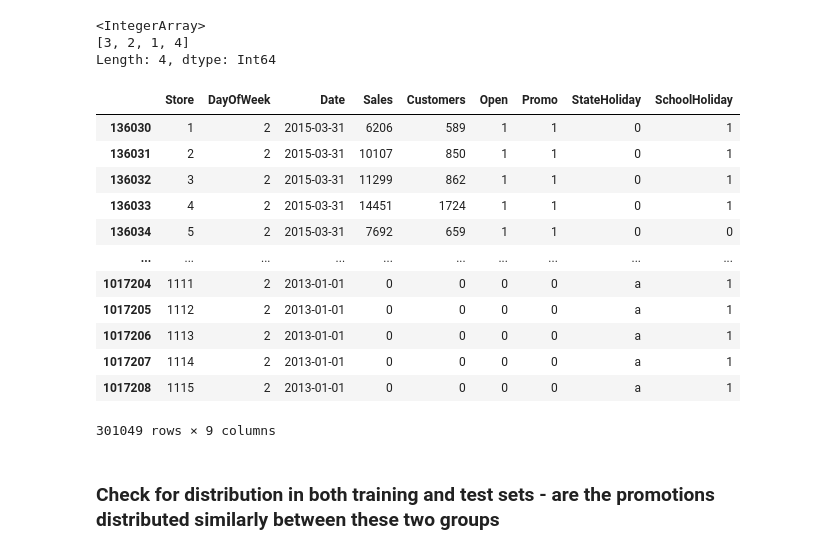
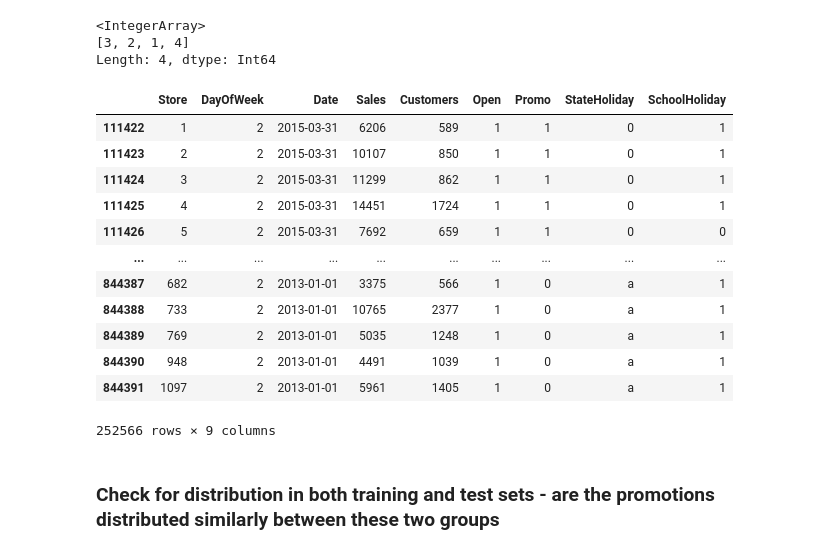
Before and after one commit to eyerus21/Rossmann-Store-Sales-Prediction, a Jupyter notebook: Notebooks/Rossmann_store_sales.ipynb, the cells around one changed output. Drawn from its saved outputs; the diff is of its cells as text; code cells hidden in the pictures.

```diff
--- a/Notebooks/Rossmann_store_sales.ipynb
+++ b/Notebooks/Rossmann_store_sales.ipynb
@@ -149,7 +149,7 @@ array(['2015-07-31', '2015-07-30', '2015-07-29', '2015-07-28',
        '2013-01-06', '2013-01-05', '2013-01-04', '2013-01-03',
        '2013-01-02', '2013-01-01'], dtype=object)
 # %%
-df_train['Date']= pd.to_datetime(train['Date'])
+df_train['Date']= pd.to_datetime(df_train['Date'])
 # %%
 df_train.Date
 # %% [output]
@@ -208,7 +208,7 @@ Our new training set has now 844392 rows
     fall (autumn) runs from September 1 to November 30; and.
     winter runs from December 1 to February 28 (February 29 in a leap year)
 # %%
-season= train['Date']
+season= df_train['Date']
 # %%
 ses= [y.quarter for y in season]
 a= pd.array(ses)
@@ -219,21 +219,21 @@ a.unique()
 Length: 4, dtype: Int64
 # %%
  # winter a==1, spring a==2,  summer a==3,  fall  a==4
-train[a==1]
+df_train[a==1]
 # %% [output]
 |  | Store | DayOfWeek | Date | Sales | Customers | Open | Promo | StateHoliday | SchoolHoliday |
-| 136030 | 1 | 2 | 2015-03-31 | 6206 | 589 | 1 | 1 | 0 | 1 |
-| 136031 | 2 | 2 | 2015-03-31 | 10107 | 850 | 1 | 1 | 0 | 1 |
-| 136032 | 3 | 2 | 2015-03-31 | 11299 | 862 | 1 | 1 | 0 | 1 |
-| 136033 | 4 | 2 | 2015-03-31 | 14451 | 1724 | 1 | 1 | 0 | 1 |
-| 136034 | 5 | 2 | 2015-03-31 | 7692 | 659 | 1 | 1 | 0 | 0 |
+| 111422 | 1 | 2 | 2015-03-31 | 6206 | 589 | 1 | 1 | 0 | 1 |
+| 111423 | 2 | 2 | 2015-03-31 | 10107 | 850 | 1 | 1 | 0 | 1 |
+| 111424 | 3 | 2 | 2015-03-31 | 11299 | 862 | 1 | 1 | 0 | 1 |
+| 111425 | 4 | 2 | 2015-03-31 | 14451 | 1724 | 1 | 1 | 0 | 1 |
+| 111426 | 5 | 2 | 2015-03-31 | 7692 | 659 | 1 | 1 | 0 | 0 |
 | ... | ... | ... | ... | ... | ... | ... | ... | ... | ... |
-| 1017204 | 1111 | 2 | 2013-01-01 | 0 | 0 | 0 | 0 | a | 1 |
-| 1017205 | 1112 | 2 | 2013-01-01 | 0 | 0 | 0 | 0 | a | 1 |
-| 1017206 | 1113 | 2 | 2013-01-01 | 0 | 0 | 0 | 0 | a | 1 |
-| 1017207 | 1114 | 2 | 2013-01-01 | 0 | 0 | 0 | 0 | a | 1 |
-| 1017208 | 1115 | 2 | 2013-01-01 | 0 | 0 | 0 | 0 | a | 1 |
+| 844387 | 682 | 2 | 2013-01-01 | 3375 | 566 | 1 | 0 | a | 1 |
+| 844388 | 733 | 2 | 2013-01-01 | 10765 | 2377 | 1 | 0 | a | 1 |
+| 844389 | 769 | 2 | 2013-01-01 | 5035 | 1248 | 1 | 0 | a | 1 |
+| 844390 | 948 | 2 | 2013-01-01 | 4491 | 1039 | 1 | 0 | a | 1 |
+| 844391 | 1097 | 2 | 2013-01-01 | 5961 | 1405 | 1 | 0 | a | 1 |
-301049 rows × 9 columns
+252566 rows × 9 columns
 # %% [markdown]
 ### Check for distribution in both training and test sets - are the promotions distributed similarly between these two groups
 # %%
```
Also changed, not shown: parts of 29 cells of this notebook.
